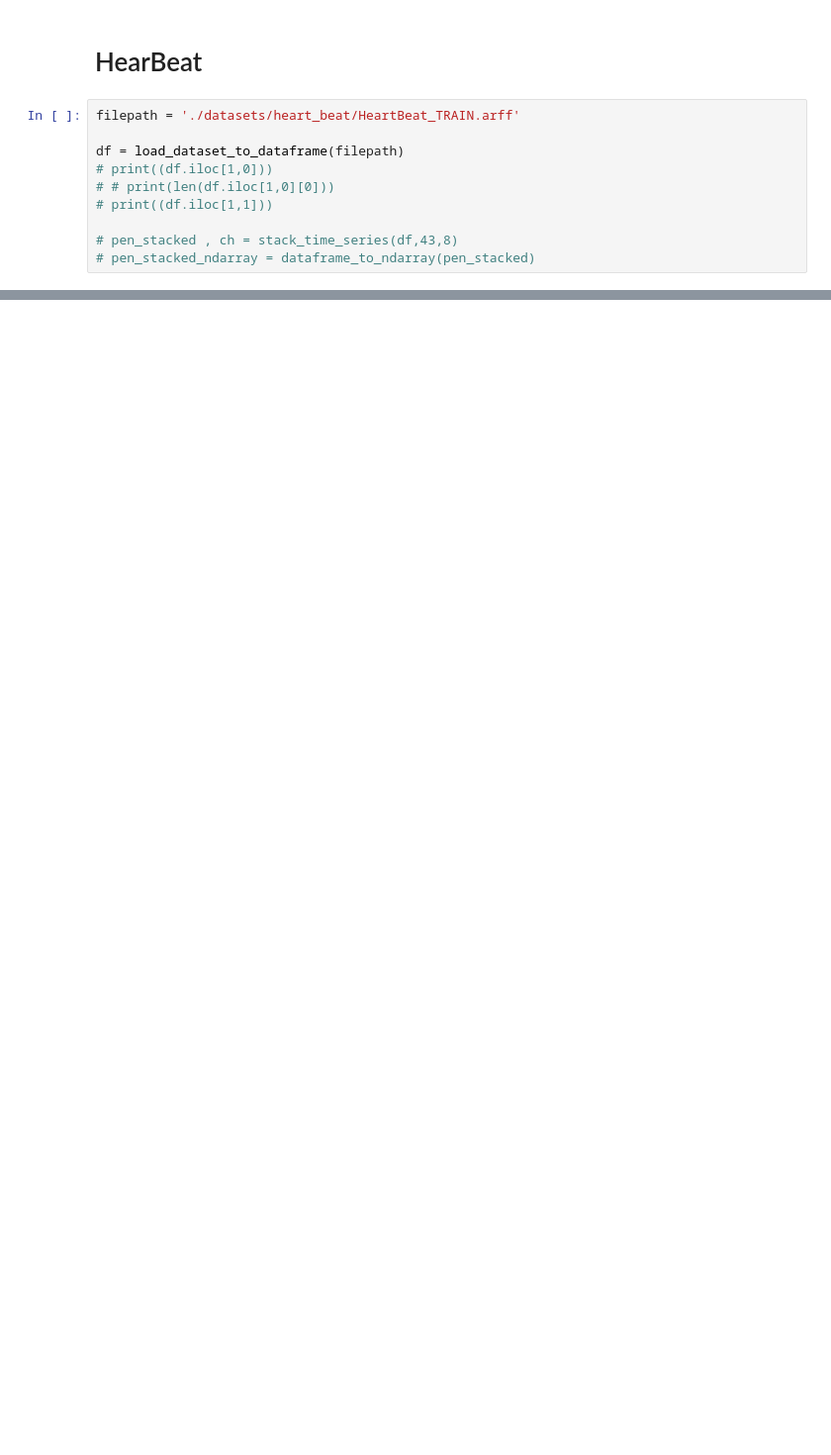
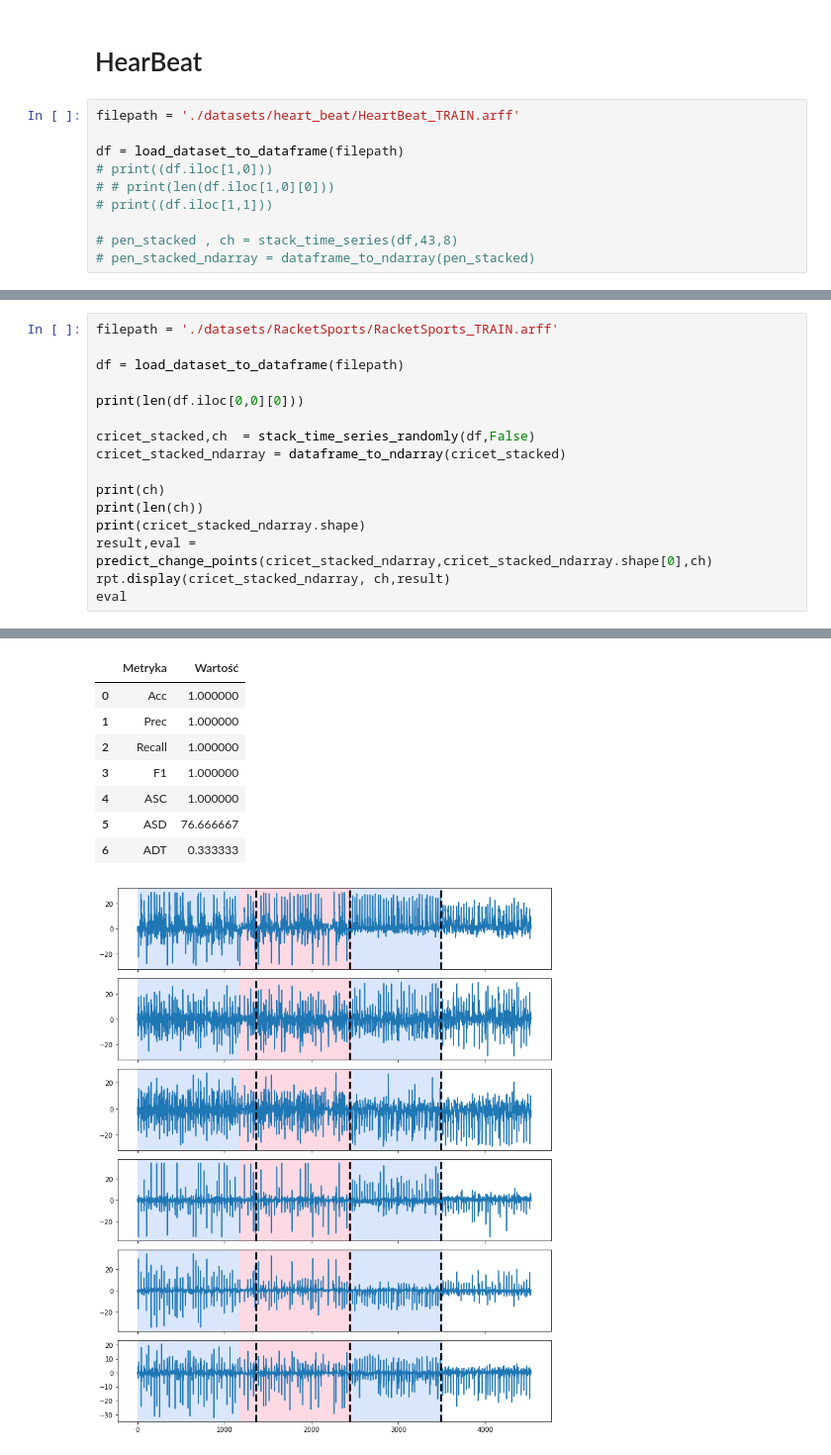
Before and after one commit to damjam212/TimeSeriesSegmentation, a Jupyter notebook: Data_segmentation.ipynb, the cells around one changed output, grey strips where cells are left out. Shown at 99% size. Drawn from its saved outputs; the diff is of its cells as text; blank space fills up the shorter version.

```diff
--- a/Data_segmentation.ipynb
+++ b/Data_segmentation.ipynb
@@ -953,0 +978,17 @@ eval
+# %%
+filepath = './datasets/RacketSports/RacketSports_TRAIN.arff'
+
+df = load_dataset_to_dataframe(filepath)
+
+print(len(df.iloc[0,0][0]))
+
+cricet_stacked,ch  = stack_time_series_randomly(df,False)
+cricet_stacked_ndarray = dataframe_to_ndarray(cricet_stacked)
+
+print(ch)
+print(len(ch))
+print(cricet_stacked_ndarray.shape)
+result,eval =  predict_change_points(cricet_stacked_ndarray,cricet_stacked_ndarray.shape[0],ch)
+rpt.display(cricet_stacked_ndarray, ch,result)
+eval
+# %% [output]
@@ -953,0 +1003,9 @@ eval
+|  | Metryka | Wartość |
+| 0 | Acc | 1.000000 |
+| 1 | Prec | 1.000000 |
+| 2 | Recall | 1.000000 |
+| 3 | F1 | 1.000000 |
+| 4 | ASC | 1.000000 |
+| 5 | ASD | 76.666667 |
+| 6 | ADT | 0.333333 |
+[figure, added]
```
Also changed, not shown: parts of 31 cells of this notebook.
